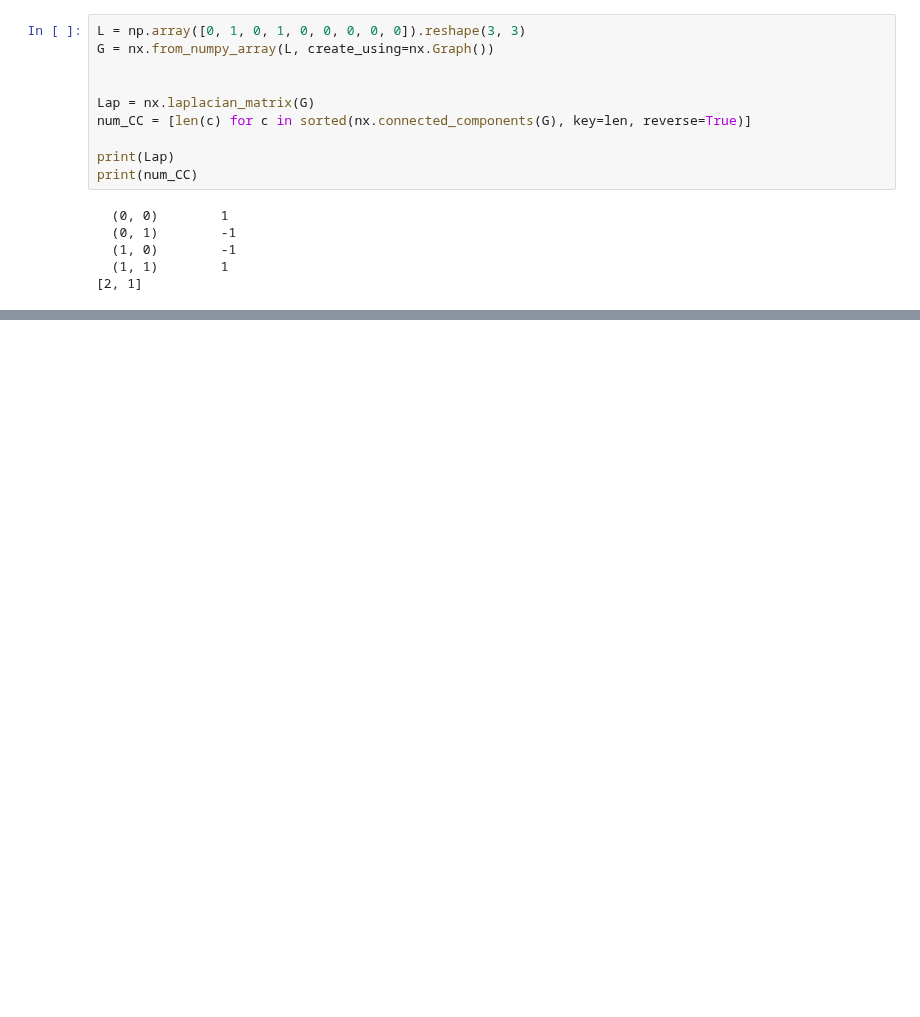
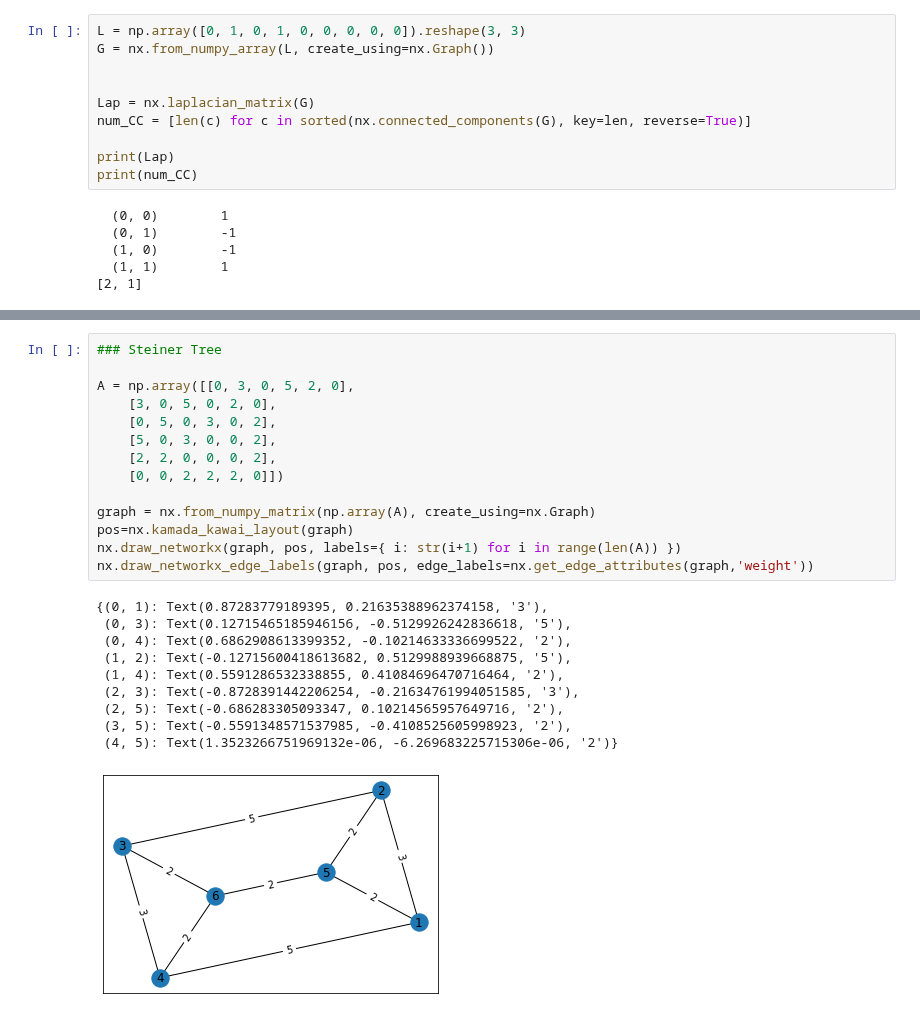
Before and after one commit to JacobShin0601/CodeRepository, a Jupyter notebook: MIT_class/Data_Analysis/week5/2, 3. Centrality and Clustering.ipynb, the cells around one changed output, grey strips where cells are left out. Saved outputs shown, nothing was run; the diff lists cells and outputs as text; blank space fills up the shorter version.

```diff
--- a/MIT_class/Data_Analysis/week5/2, 3. Centrality and Clustering.ipynb
+++ b/MIT_class/Data_Analysis/week5/2, 3. Centrality and Clustering.ipynb
@@ -372,0 +373,25 @@ print(sorted(nx.linalg.algebraicconnectivity.fiedler_vector(G)))
+# %%
+### Steiner Tree
+
+A = np.array([[0, 3, 0, 5, 2, 0],
+    [3, 0, 5, 0, 2, 0],
+    [0, 5, 0, 3, 0, 2],
+    [5, 0, 3, 0, 0, 2],
+    [2, 2, 0, 0, 0, 2],
+    [0, 0, 2, 2, 2, 0]])
+
+graph = nx.from_numpy_matrix(np.array(A), create_using=nx.Graph)
+pos=nx.kamada_kawai_layout(graph)
+nx.draw_networkx(graph, pos, labels={ i: str(i+1) for i in range(len(A)) })
+nx.draw_networkx_edge_labels(graph, pos, edge_labels=nx.get_edge_attributes(graph,'weight'))
+# %% [output]
+{(0, 1): Text(0.87283779189395, 0.21635388962374158, '3'),
+ (0, 3): Text(0.12715465185946156, -0.5129926242836618, '5'),
+ (0, 4): Text(0.6862908613399352, -0.10214633336699522, '2'),
+ (1, 2): Text(-0.12715600418613682, 0.5129988939668875, '5'),
+ (1, 4): Text(0.5591286532338855, 0.41084696470716464, '2'),
+ (2, 3): Text(-0.8728391442206254, -0.21634761994051585, '3'),
+ (2, 5): Text(-0.686283305093347, 0.10214565957649716, '2'),
+ (3, 5): Text(-0.5591348571537985, -0.4108525605998923, '2'),
+ (4, 5): Text(1.3523266751969132e-06, -6.269683225715306e-06, '2')}
+[figure, added]
```
Also changed, not shown: parts of 14 cells of this notebook, 11 other files.
